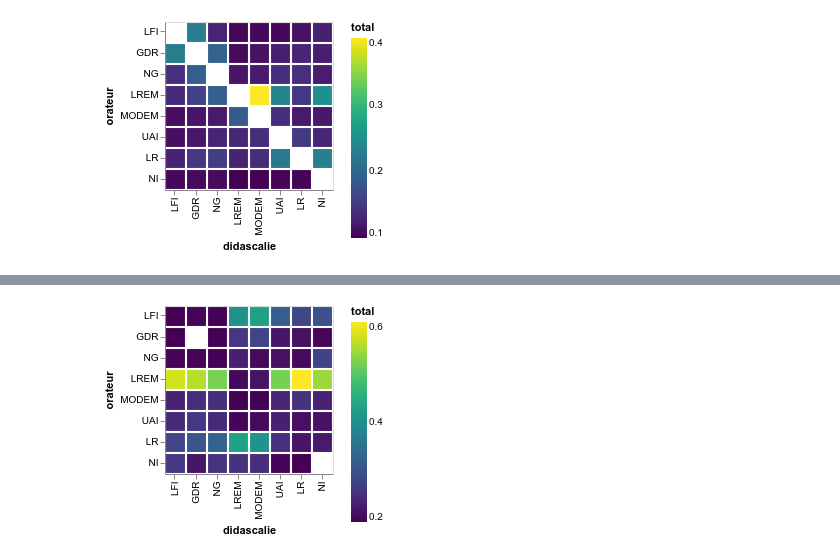
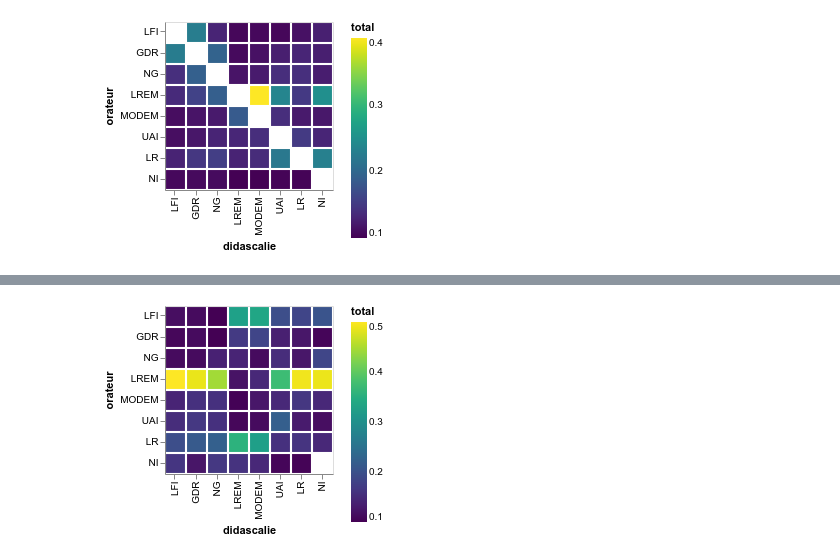
Before and after one commit to medialab/didascalies, a Jupyter notebook: notebooks/Matrices.ipynb, the cells around one changed output, grey strips where cells are left out. Drawn from its saved outputs; the diff is of its cells as text; code cells hidden in the pictures.

```diff
--- a/notebooks/Matrices.ipynb
+++ b/notebooks/Matrices.ipynb
@@ -112,8 +109,8 @@ groupes_groupes("exclam")
 # %%
-groupes_groupes("exclam", normalize_groupes=True)
+groupes_groupes("exclam|^«", normalize_groupes=True)
 # %% [output]
 [interactive output not drawn]
-[figure, old version]
+[figure, new version]
 # %%
 groupes_groupes("pupitre")
 # %% [output]
```
Also changed, not shown: parts of 3 cells of this notebook.
